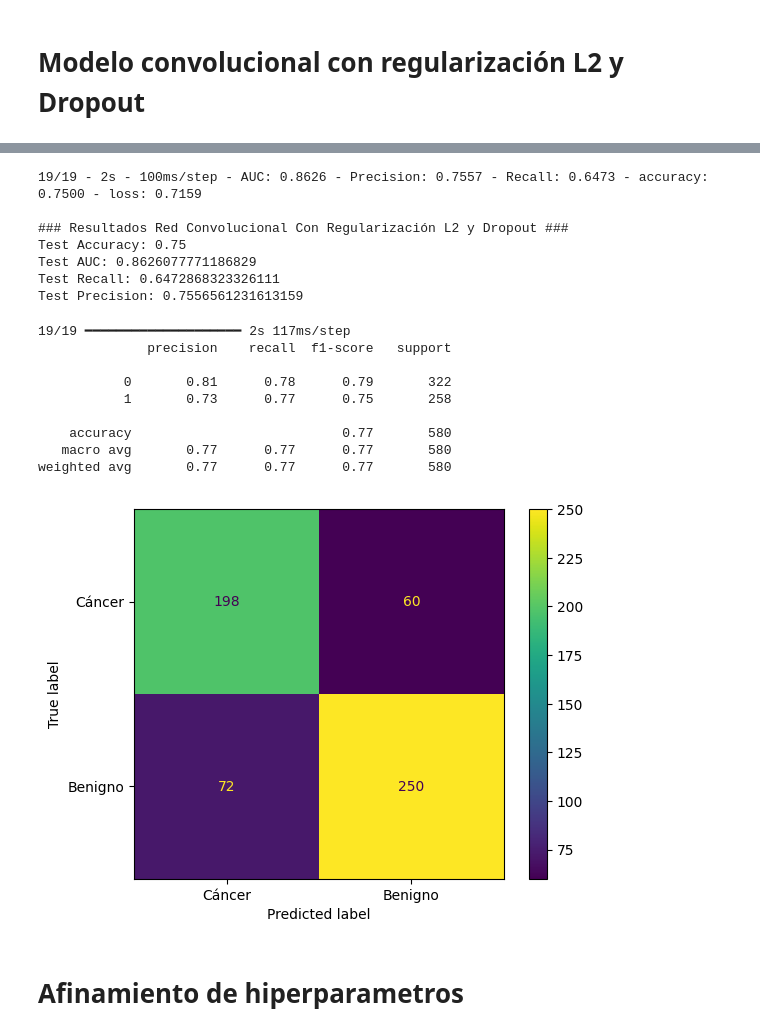
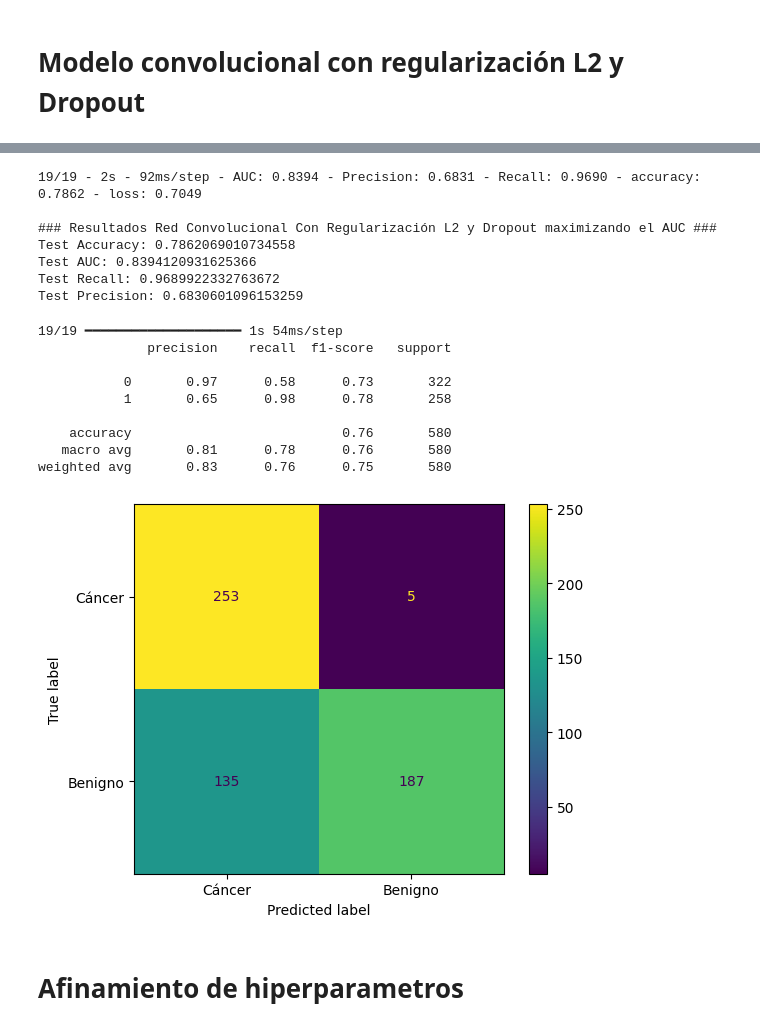
Before and after one commit to jruedaa/Aplicaciones_de_operaciones, a Jupyter notebook: c_modelos_conv.ipynb, the cells around one changed output, grey strips where cells are left out. Cells and saved outputs as stored; diff of their text form; code cells hidden in the pictures.

Commit message:
ajuste de modelos

```diff
--- a/c_modelos_conv.ipynb
+++ b/c_modelos_conv.ipynb
@@ -276,3 +247,17 @@ cnn_model2 = tf.keras.Sequential([
     tf.keras.layers.Dropout(dropout_rate),
     tf.keras.layers.Dense(1, activation='sigmoid')
 ])
+
+# Compilar modelo
+cnn_model2.compile(loss='binary_crossentropy', optimizer='adam', metrics=['accuracy', 'AUC', 'Recall', 'Precision'])
+
+checkpoint2 = ModelCheckpoint(
+    filepath='Salidas/best_cnn2_auc.keras',
+    monitor='val_AUC',        # Metric must match name used in model.compile()
+    mode='max',               # Use 'max' because higher AUC is better
+    save_best_only=True,
+    verbose=1
+)
+
+# Entrenar modelo
+cnn_model2.fit(x_train, y_train, batch_size=100, epochs=10, validation_data=(x_test, y_test), callbacks=checkpoint2)
@@ -279,6 +282,0 @@ cnn_model2 = tf.keras.Sequential([
-# %%
-# Compilar modelo
-cnn_model2.compile(loss='binary_crossentropy', optimizer='adam', metrics=['accuracy', 'AUC', 'Recall', 'Precision'])
-
-# Entrenar modelo
-cnn_model2.fit(x_train, y_train, batch_size=100, epochs=10, validation_data=(x_test, y_test))
@@ -307,38 +283,37 @@ Epoch 10/10
 # %%
-#Metricas de evaluacion de la red neuronal simple
-test_loss_m2, test_acc_m2, test_auc_m2, test_recall_m2, test_precision_m2 = cnn_model2.evaluate(x_test, y_test, verbose=2)
+cnn2_best_auc=tf.keras.models.load_model('Salidas/best_cnn2_auc.keras')
+test_loss_m2, test_acc_m2, test_auc_m2, test_recall_m2, test_precision_m2  = cnn2_best_auc.evaluate(x_test, y_test, verbose=2)
 
-# Mostrar metricas
-print("\n### Resultados Red Convolucional Con Regularización L2 y Dropout ###")
+print("\n### Resultados Red Convolucional Con Regularización L2 y Dropout maximizando el AUC ###")
 print("Test Accuracy:", test_acc_m2)
 print("Test AUC:", test_auc_m2)
 print("Test Recall:", test_recall_m2)
 print("Test Precision:", test_precision_m2)
 # %% [output]
-19/19 - 2s - 100ms/step - AUC: 0.8626 - Precision: 0.7557 - Recall: 0.6473 - accuracy: 0.7500 - loss: 0.7159
+19/19 - 2s - 92ms/step - AUC: 0.8394 - Precision: 0.6831 - Recall: 0.9690 - accuracy: 0.7862 - loss: 0.7049
 
-### Resultados Red Convolucional Con Regularización L2 y Dropout ###
-Test Accuracy: 0.75
-Test AUC: 0.8626077771186829
-Test Recall: 0.6472868323326111
-Test Precision: 0.7556561231613159
+### Resultados Red Convolucional Con Regularización L2 y Dropout maximizando el AUC ###
+Test Accuracy: 0.7862069010734558
+Test AUC: 0.8394120931625366
+Test Recall: 0.9689922332763672
+Test Precision: 0.6830601096153259
 # %%
-pred_test = (cnn_model2.predict(x_test) > 0.45).astype('int') # Predecir y aplicar umbral de 0.45 para convertir a clase 0 o 1
+pred_test = (cnn2_best_auc.predict(x_test) > 0.45).astype('int') # Predecir y aplicar umbral de 0.45 para convertir a clase 0 o 1
 cm = metrics.confusion_matrix(y_test, pred_test, labels=[1, 0])  # Calcular matriz de confusión
 disp = metrics.ConfusionMatrixDisplay(cm, display_labels=['Cáncer', 'Benigno']) # para visualizacion de matriz de confusion
 disp.plot()
 
 print(metrics.classification_report(y_test, pred_test)) # reporte con precisión, recall y f1-score
 # %% [output]
-19/19 ━━━━━━━━━━━━━━━━━━━━ 2s 117ms/step
+19/19 ━━━━━━━━━━━━━━━━━━━━ 1s 54ms/step
               precision    recall  f1-score   support
 
-           0       0.81      0.78      0.79       322
-           1       0.73      0.77      0.75       258
+           0       0.97      0.58      0.73       322
+           1       0.65      0.98      0.78       258
 
-    accuracy                           0.77       580
-   macro avg       0.77      0.77      0.77       580
-weighted avg       0.77      0.77      0.77       580
+    accuracy                           0.76       580
+   macro avg       0.81      0.78      0.76       580
+weighted avg       0.83      0.76      0.75       580
-[figure, old version]
+[figure, new version]
 # %% [markdown]
 # Afinamiento de hiperparametros
```
Also changed, not shown: parts of 21 cells of this notebook, 3 other files.
